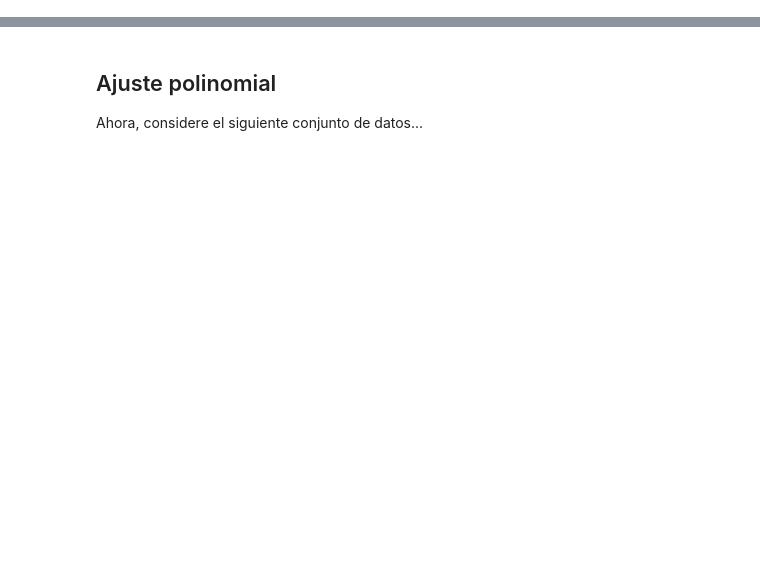
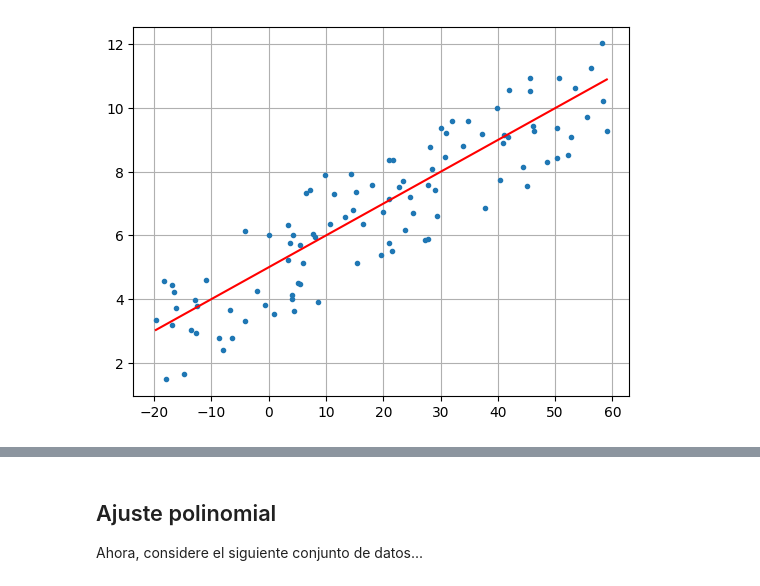
Before and after one commit to ArellanoMCarlos/SimMatO2025, a Jupyter notebook: Módulo 1 - Optimización/Minimize - Optimización cuadrática.ipynb, the cells around one changed output, grey strips where cells are left out. Cells and saved outputs as stored; diff of their text form; code cells hidden in the pictures; blank space fills up the shorter version.

```diff
--- a/Módulo 1 - Optimización/Minimize - Optimización cuadrática.ipynb
+++ b/Módulo 1 - Optimización/Minimize - Optimización cuadrática.ipynb
@@ -30,0 +39,13 @@ $$\boldsymbol{\beta}^{ls} = \arg \min_{\boldsymbol{\beta}} \left|\left|\boldsymb
+# %%
+# Definimos los puntos a ajustar
+#
+np.random.seed(10)
+x=np.random.uniform(-20,60,100) # 100 valores aleatorios entre -20 y 60 con distribución Uniforme
+x.sort() # Ordenamos los valores
+y=5+0.1*x+np.random.uniform(-2,2,100) # Le damos una tendencia a los valores de 'y' (idealmente no se conocen),
+                                      # y los dispersamos +-2 al rededor de una línea recta
+plt.plot(x,y,'o',ms=3)
+plt.plot(x,5+0.1*x,'r')
+plt.grid()
+# %% [output]
+[figure, added]
```
Also changed, not shown: parts of 18 cells of this notebook.
